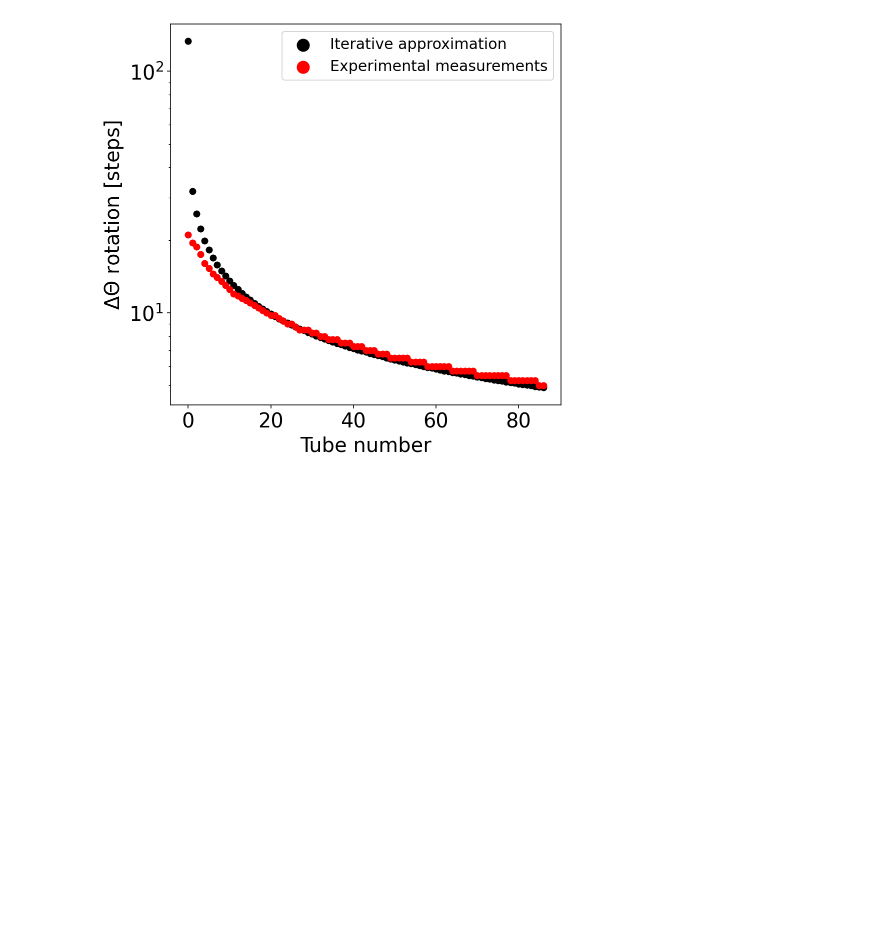
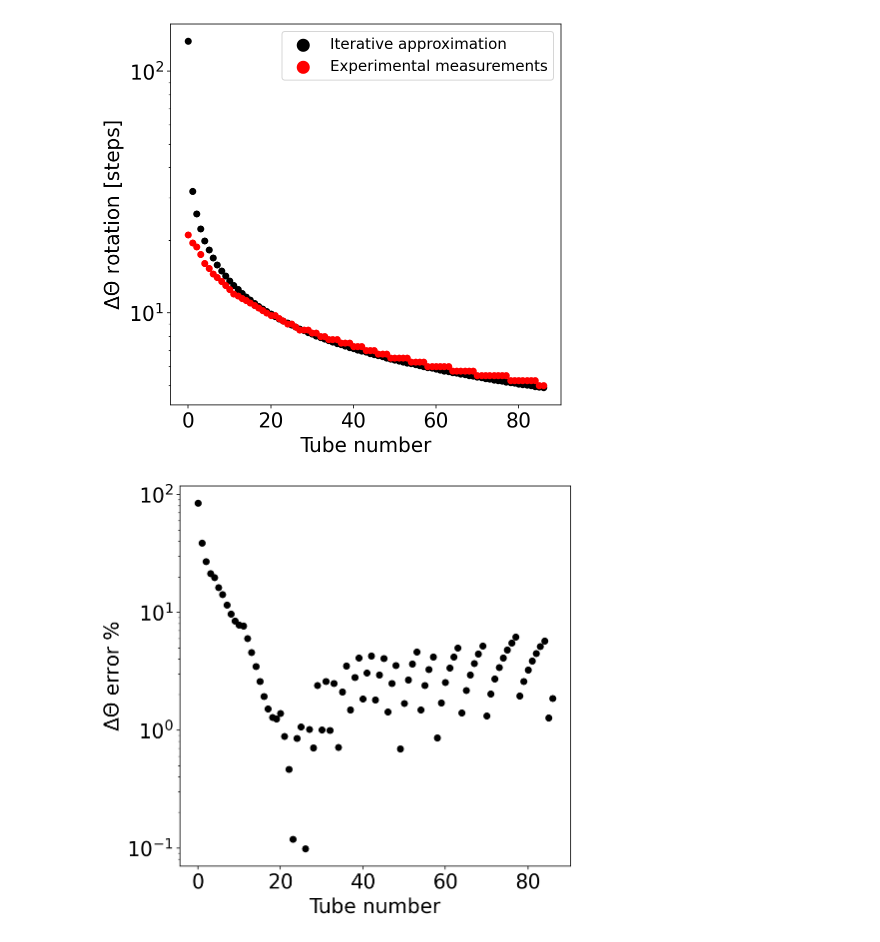
Before and after one commit to pachterlab/colosseum, a Jupyter notebook: analysis/archimedian_spiral.ipynb, the cells around one changed output. Drawn from its saved outputs; the diff is of its cells as text; code cells hidden in the pictures; blank space fills up the shorter version.

```diff
--- a/analysis/archimedian_spiral.ipynb
+++ b/analysis/archimedian_spiral.ipynb
@@ -116,5 +101,10 @@ def clackson(x, b):
 # %%
-measured =  np.array([84, 78, 75, 70, 64, 61, 58, 56, 54, 52, 50, 48, 47, 46, 45, 44, 43, 42, 41, 40, 39, 39, 38, 37, 36, 36, 35, 34, 34, 34, 33, 33, 32, 32, 31, 31, 31, 30, 30, 30, 29, 29, 29, 28, 28, 28, 27, 27, 27, 26, 26, 26, 26, 26, 25, 25, 25, 25, 24, 24, 24, 24, 24, 24, 23, 23, 23, 23, 23, 23, 22, 22, 22, 22, 22, 22, 22, 22, 21, 21, 21, 21, 21, 21, 21, 20, 20,])
+measured =  np.array([84, 78, 75, 70, 64, 61, 58, 56, 54, 52, 50, 48, 47, 46, 45, 44, 43,
+                      42, 41, 40, 39, 39, 38, 37, 36, 36, 35, 34, 34, 34, 33, 33, 32, 32,
+                      31, 31, 31, 30, 30, 30, 29, 29, 29, 28, 28, 28, 27, 27, 27, 26, 26,
+                      26, 26, 26, 25, 25, 25, 25, 24, 24, 24, 24, 24, 24, 23, 23, 23, 23,
+                      23, 23, 22, 22, 22, 22, 22, 22, 22, 22, 21, 21, 21, 21, 21, 21, 21,
+                      20, 20])
 measured = measured/4 # since these are quarter steps
 # %%
 fig, ax = plt.subplots(figsize=(7,7))
@@ -136,6 +128,25 @@ ax.legend(fontsize=15,markerscale=2)
 fig.show()
 # %% [output]
 [figure]
+# %%
+fig, ax = plt.subplots(figsize=(7,7))
+
+x = np.arange(len(diff_stp))
+error = np.abs(diff_stp-measured)/diff_stp*100
+
+ax.scatter(x, error, color='black')
+
+ax.set(**{
+    "yscale": 'log',
+    'ylabel': "$\Delta \Theta$ error %",
+    'xlabel': 'Tube number'
+    })
+
+fig.savefig("delta_theta_error.png", dpi=300, bbox_inches ='tight')
+
+fig.show()
+# %% [output]
+[figure, added]
 # %%
 fig, ax = plt.subplots(figsize=(7,7))
 
```
Also changed, not shown: parts of 9 cells of this notebook.
